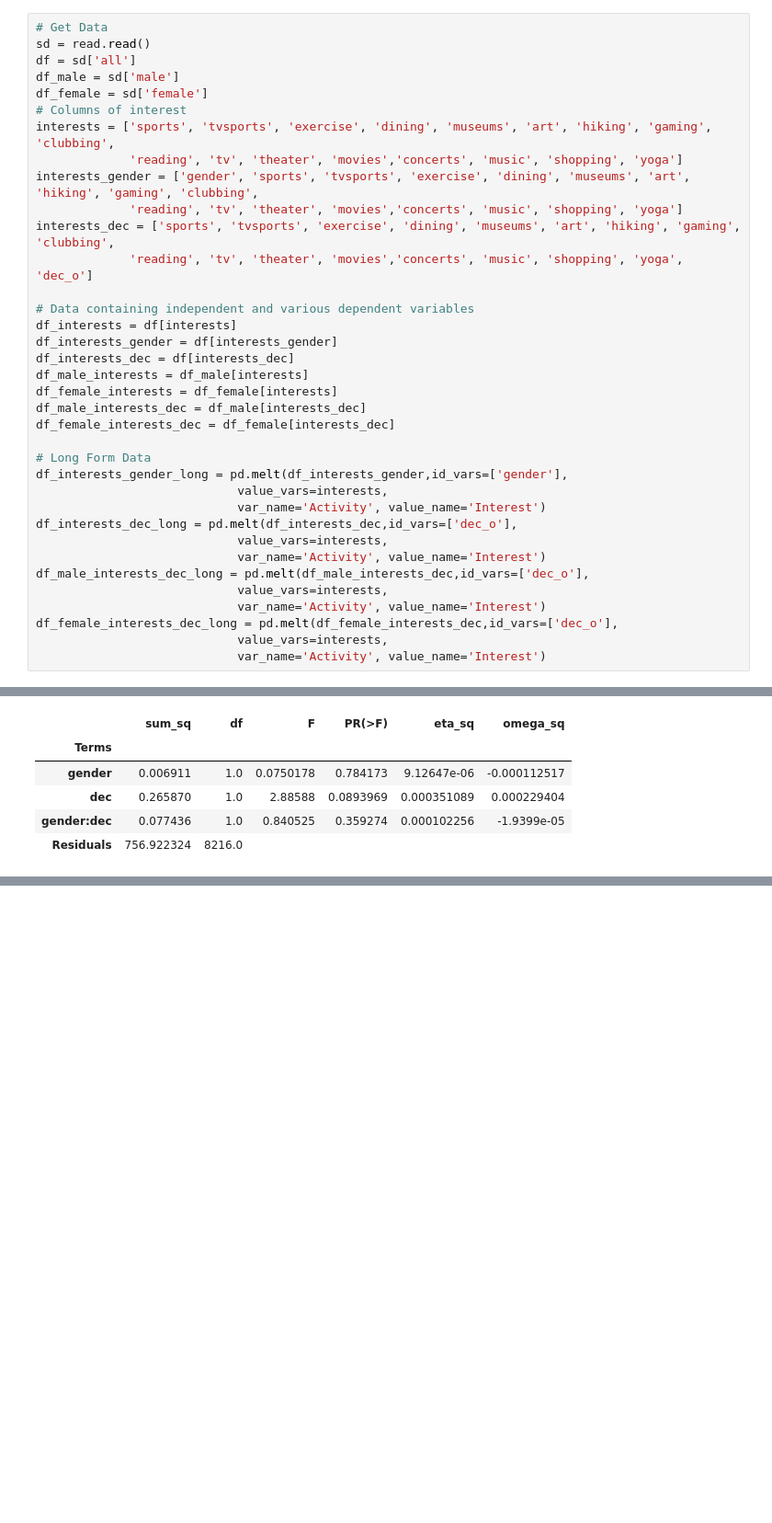
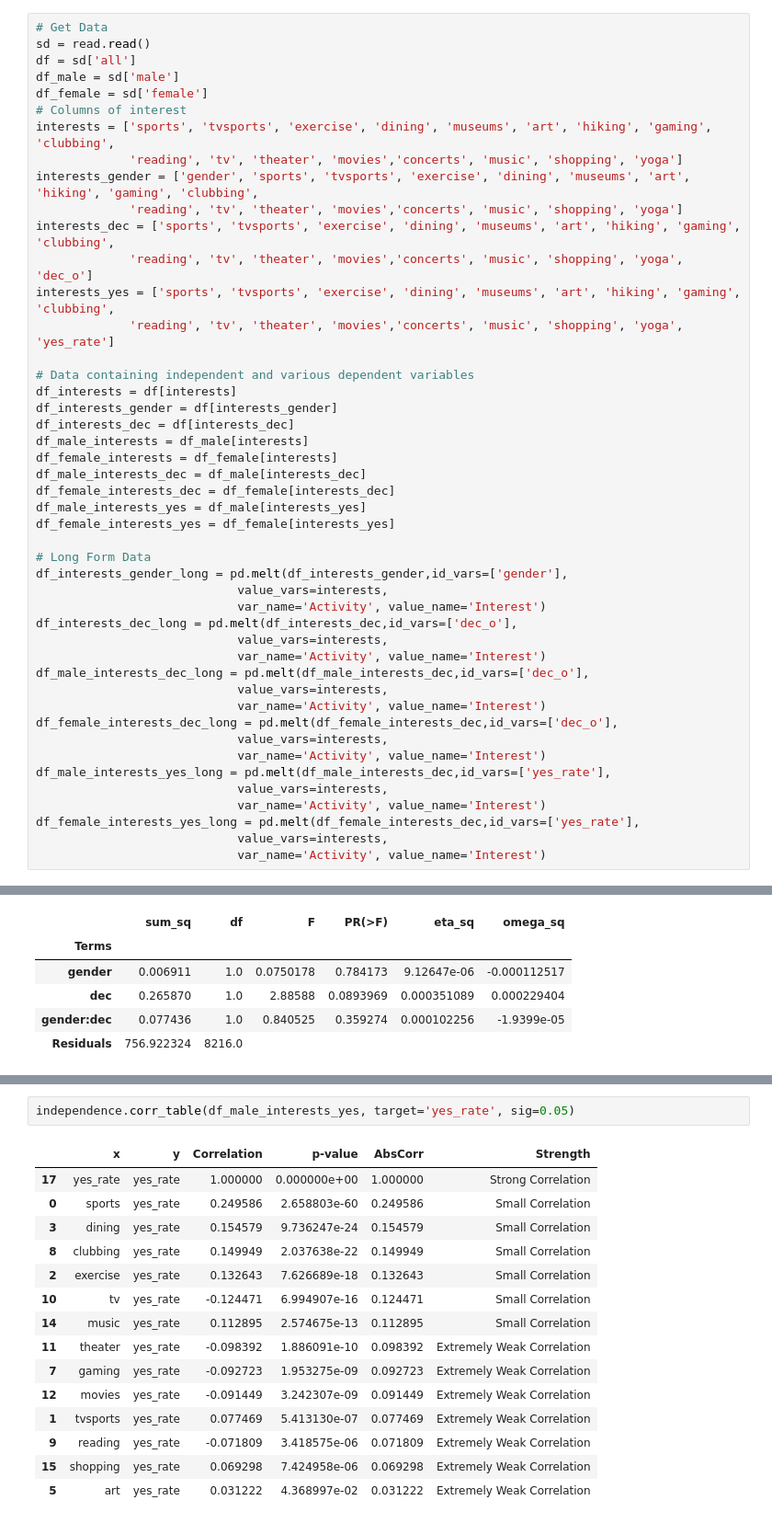
Before and after one commit to DecisionScients/Predictive-Dating, a Jupyter notebook: notebooks/Preferences.ipynb, the cells around one changed output, grey strips where cells are left out. Shown at 92% size. Drawn from its saved outputs; the diff is of its cells as text; blank space fills up the shorter version.

Commit message:
Interests

```diff
--- a/notebooks/Decision Analysis/Interests.ipynb
+++ b/notebooks/Preferences.ipynb
@@ -101,6 +59,8 @@ interests_gender = ['gender', 'sports', 'tvsports', 'exercise', 'dining', 'museu
              'reading', 'tv', 'theater', 'movies','concerts', 'music', 'shopping', 'yoga']
 interests_dec = ['sports', 'tvsports', 'exercise', 'dining', 'museums', 'art', 'hiking', 'gaming', 'clubbing',
              'reading', 'tv', 'theater', 'movies','concerts', 'music', 'shopping', 'yoga', 'dec_o']
+interests_yes = ['sports', 'tvsports', 'exercise', 'dining', 'museums', 'art', 'hiking', 'gaming', 'clubbing',
+             'reading', 'tv', 'theater', 'movies','concerts', 'music', 'shopping', 'yoga', 'yes_rate']
 
 # Data containing independent and various dependent variables
 df_interests = df[interests]
@@ -110,6 +70,8 @@ df_male_interests = df_male[interests]
 df_female_interests = df_female[interests]
 df_male_interests_dec = df_male[interests_dec]
 df_female_interests_dec = df_female[interests_dec]
+df_male_interests_yes = df_male[interests_yes]
+df_female_interests_yes = df_female[interests_yes]
 
 # Long Form Data
 df_interests_gender_long = pd.melt(df_interests_gender,id_vars=['gender'],
@@ -124,6 +86,12 @@ df_male_interests_dec_long = pd.melt(df_male_interests_dec,id_vars=['dec_o'],
 df_female_interests_dec_long = pd.melt(df_female_interests_dec,id_vars=['dec_o'],
                             value_vars=interests,
                             var_name='Activity', value_name='Interest')
+df_male_interests_yes_long = pd.melt(df_male_interests_dec,id_vars=['yes_rate'],
+                            value_vars=interests,
+                            var_name='Activity', value_name='Interest')
+df_female_interests_yes_long = pd.melt(df_female_interests_dec,id_vars=['yes_rate'],
+                            value_vars=interests,
+                            var_name='Activity', value_name='Interest')
 # %% [markdown]
 ## Univariate Analysis
 The univariate analysis shows that we have 79 missing values. Interests ranged from 1 to 10, with a grand mean of 6.3.
@@ -425,0 +408,18 @@ i
+# %%
+independence.corr_table(df_male_interests_yes, target='yes_rate', sig=0.05)
+# %% [output]
+|  | x | y | Correlation | p-value | AbsCorr | Strength |
+| 17 | yes_rate | yes_rate | 1.000000 | 0.000000e+00 | 1.000000 | Strong Correlation |
+| 0 | sports | yes_rate | 0.249586 | 2.658803e-60 | 0.249586 | Small Correlation |
+| 3 | dining | yes_rate | 0.154579 | 9.736247e-24 | 0.154579 | Small Correlation |
+| 8 | clubbing | yes_rate | 0.149949 | 2.037638e-22 | 0.149949 | Small Correlation |
+| 2 | exercise | yes_rate | 0.132643 | 7.626689e-18 | 0.132643 | Small Correlation |
+| 10 | tv | yes_rate | -0.124471 | 6.994907e-16 | 0.124471 | Small Correlation |
+| 14 | music | yes_rate | 0.112895 | 2.574675e-13 | 0.112895 | Small Correlation |
+| 11 | theater | yes_rate | -0.098392 | 1.886091e-10 | 0.098392 | Extremely Weak Correlation |
+| 7 | gaming | yes_rate | -0.092723 | 1.953275e-09 | 0.092723 | Extremely Weak Correlation |
+| 12 | movies | yes_rate | -0.091449 | 3.242307e-09 | 0.091449 | Extremely Weak Correlation |
+| 1 | tvsports | yes_rate | 0.077469 | 5.413130e-07 | 0.077469 | Extremely Weak Correlation |
+| 9 | reading | yes_rate | -0.071809 | 3.418575e-06 | 0.071809 | Extremely Weak Correlation |
+| 15 | shopping | yes_rate | 0.069298 | 7.424958e-06 | 0.069298 | Extremely Weak Correlation |
+| 5 | art | yes_rate | 0.031222 | 4.368997e-02 | 0.031222 | Extremely Weak Correlation |
```
Also changed, not shown: parts of 5 cells of this notebook, 1 other file.
